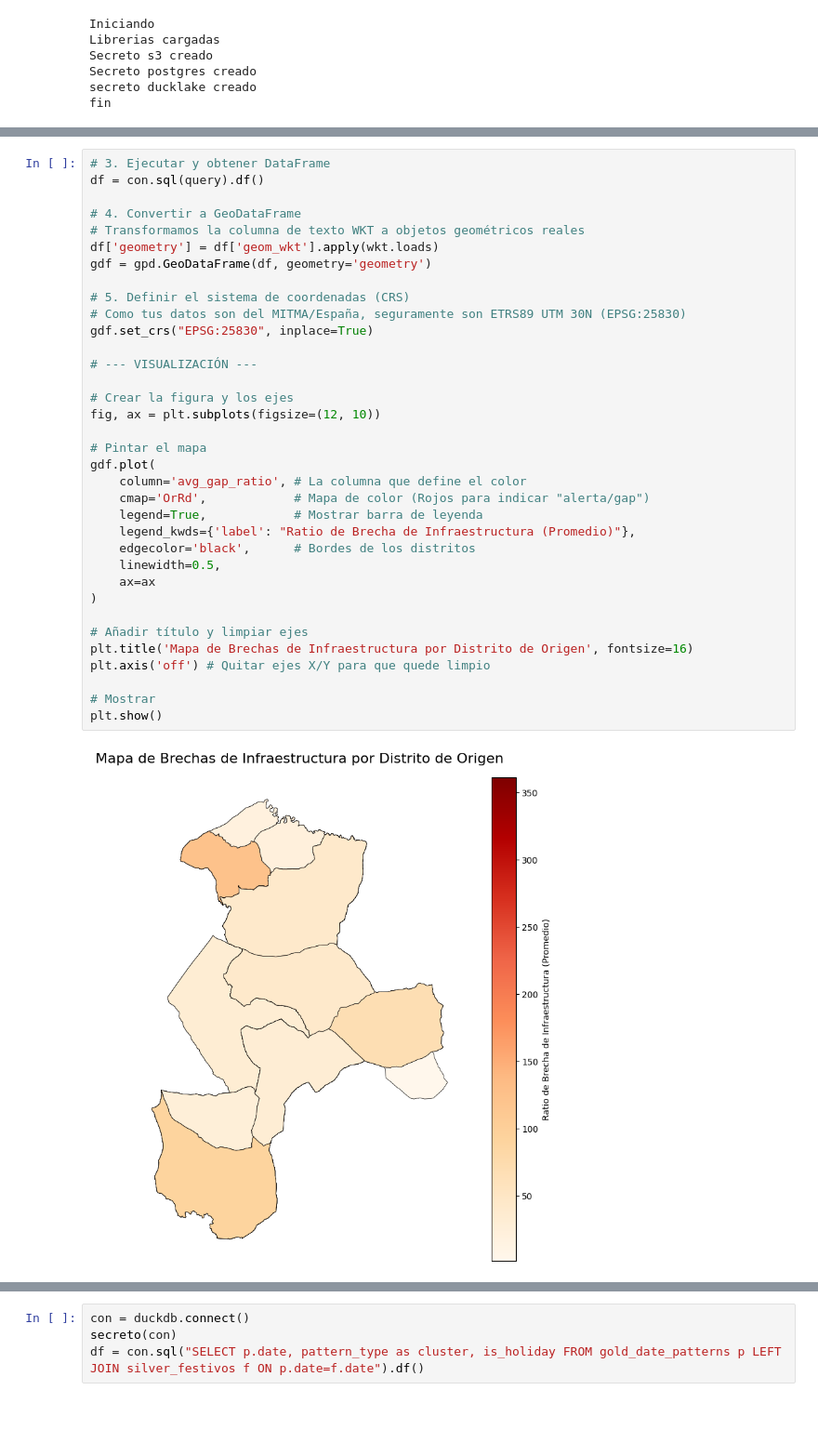
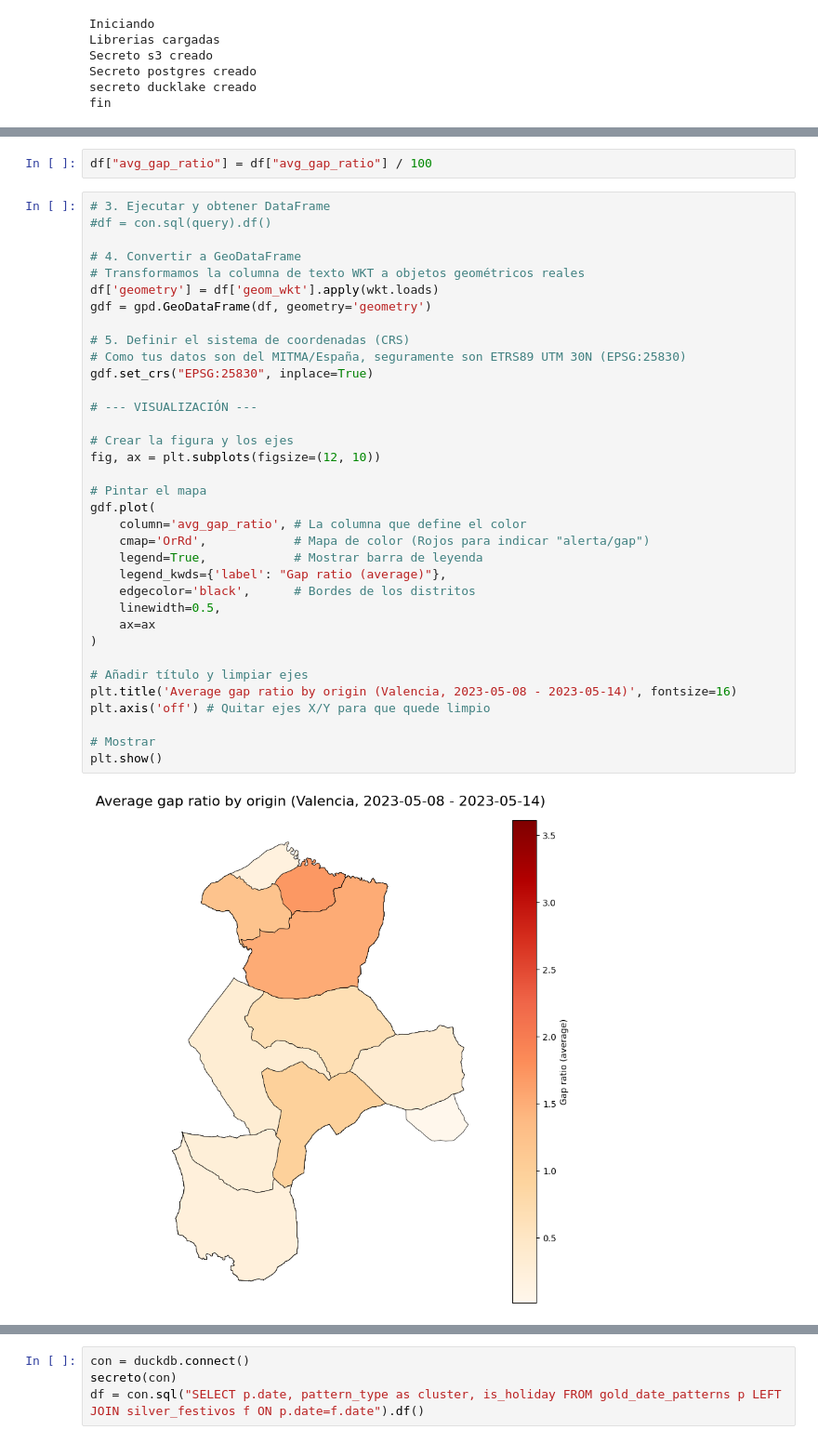
Before and after one commit to alexgarvi/mobility-analysis, a Jupyter notebook: airflow/dags/plots.ipynb, the cells around one changed output, grey strips where cells are left out. Shown at 93% size. Drawn from its saved outputs; the diff is of its cells as text; blank space fills up the shorter version.

```diff
--- a/airflow/dags/plots.ipynb
+++ b/airflow/dags/plots.ipynb
@@ -95,40 +97,42 @@ fin
+# %%
+df["avg_gap_ratio"] = df["avg_gap_ratio"] / 100
 # %%
 # 3. Ejecutar y obtener DataFrame
-df = con.sql(query).df()
+#df = con.sql(query).df()
 
 # 4. Convertir a GeoDataFrame
 # Transformamos la columna de texto WKT a objetos geométricos reales
 df['geometry'] = df['geom_wkt'].apply(wkt.loads)
 gdf = gpd.GeoDataFrame(df, geometry='geometry')
 
 # 5. Definir el sistema de coordenadas (CRS)
 # Como tus datos son del MITMA/España, seguramente son ETRS89 UTM 30N (EPSG:25830)
 gdf.set_crs("EPSG:25830", inplace=True)
 
 # --- VISUALIZACIÓN ---
 
 # Crear la figura y los ejes
 fig, ax = plt.subplots(figsize=(12, 10))
 
 # Pintar el mapa
 gdf.plot(
     column='avg_gap_ratio', # La columna que define el color
     cmap='OrRd',            # Mapa de color (Rojos para indicar "alerta/gap")
     legend=True,            # Mostrar barra de leyenda
-    legend_kwds={'label': "Ratio de Brecha de Infraestructura (Promedio)"},
+    legend_kwds={'label': "Gap ratio (average)"},
     edgecolor='black',      # Bordes de los distritos
     linewidth=0.5,
     ax=ax
 )
 
 # Añadir título y limpiar ejes
-plt.title('Mapa de Brechas de Infraestructura por Distrito de Origen', fontsize=16)
+plt.title('Average gap ratio by origin (Valencia, 2023-05-08 - 2023-05-14)', fontsize=16)
 plt.axis('off') # Quitar ejes X/Y para que quede limpio
 
 # Mostrar
 plt.show()
 # %% [output]
-[figure, old version]
+[figure, new version]
 # %%
 con = duckdb.connect()
 secreto(con)
```
Also changed, not shown: parts of 3 cells of this notebook, 6 other files.
